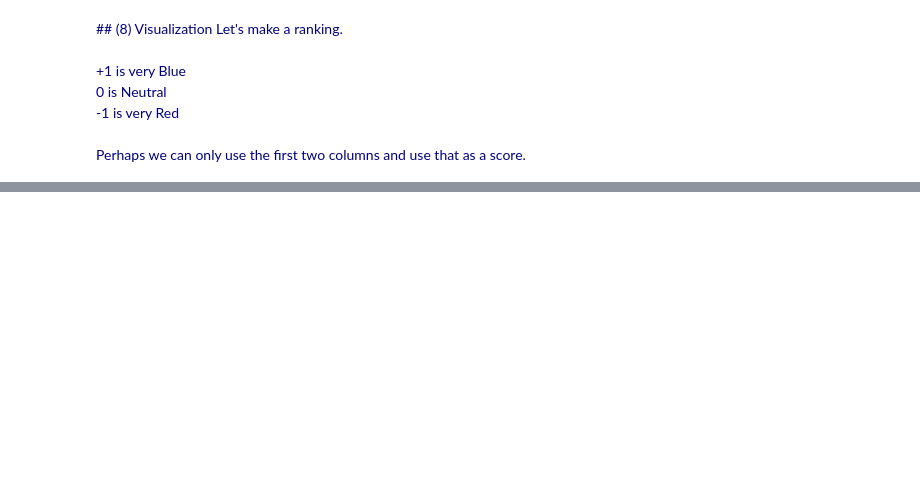
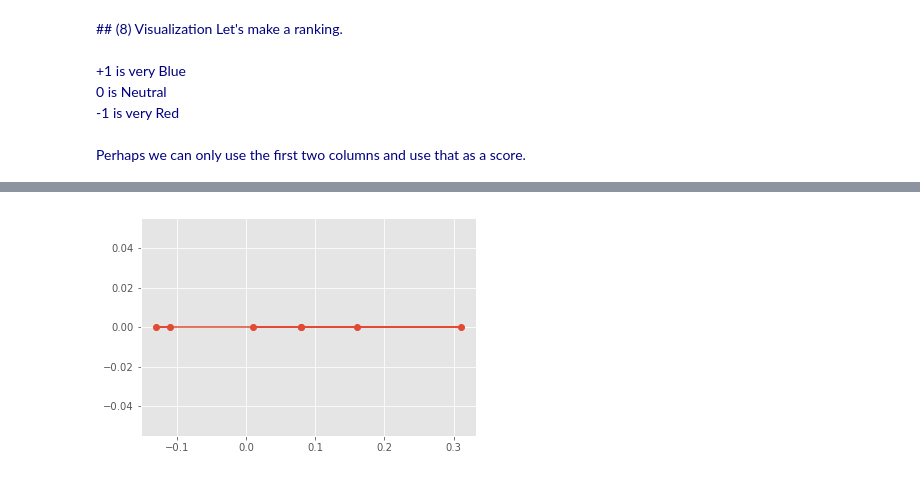
Before and after one commit to palautatan/project141b, a Jupyter notebook: text_processing.ipynb, the cells around one changed output, grey strips where cells are left out. Saved outputs shown, nothing was run; the diff lists cells and outputs as text; code cells hidden in the pictures; blank space fills up the shorter version.

```diff
--- a/text_processing.ipynb
+++ b/text_processing.ipynb
@@ -737,3 +739,12 @@ for i in range(len(new_text)):
     plt.annotate(new_text_ppl[i], xy)
 
 plot_url = py.plot_mpl(fig, filename="how-red-how-blue")
+# %%
+# USING MATPLOTLIB
+x = blue - red
+y = [0, 0, 0, 0, 0, 0, 0]
+plt.plot(x, y, marker = "o")
+
+plt.show()
+# %% [output]
+[figure, added]
```
Also changed, not shown: parts of 15 cells of this notebook, 1 other file.
